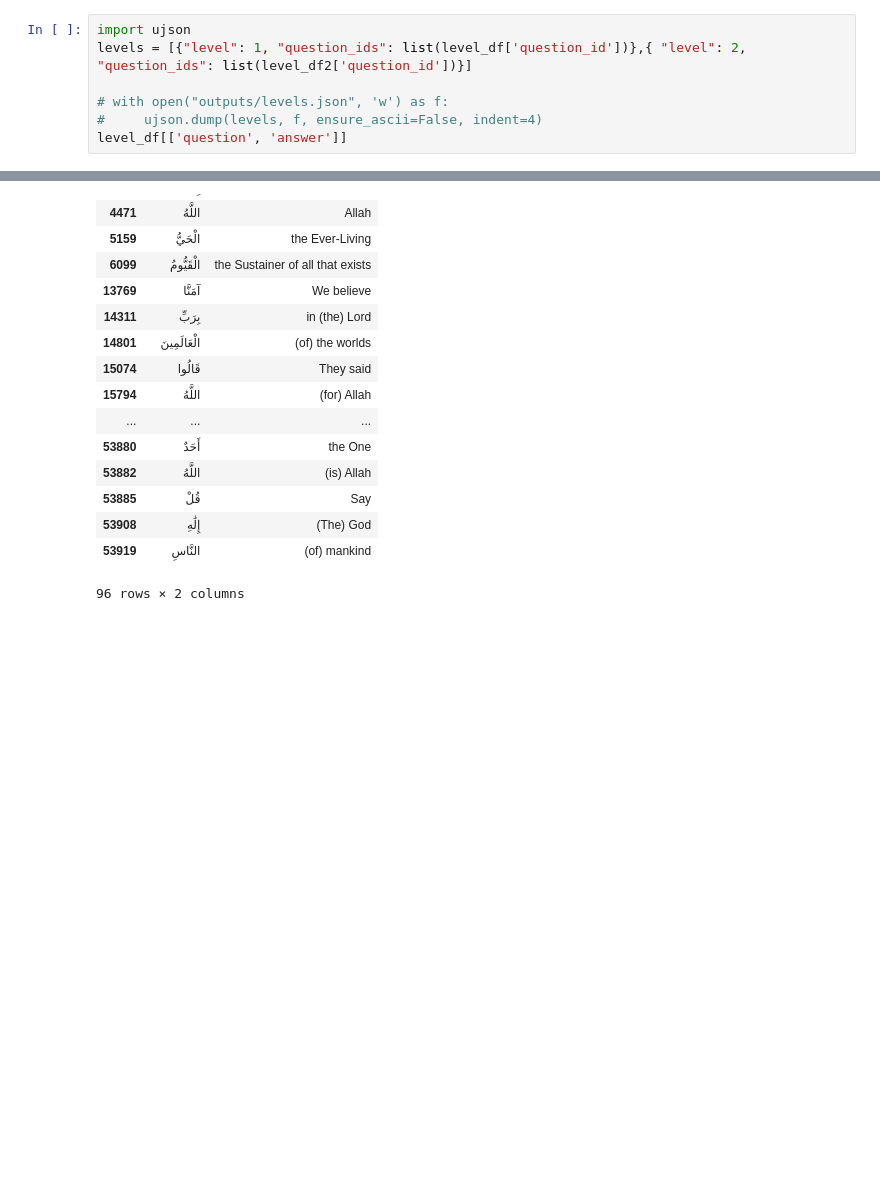
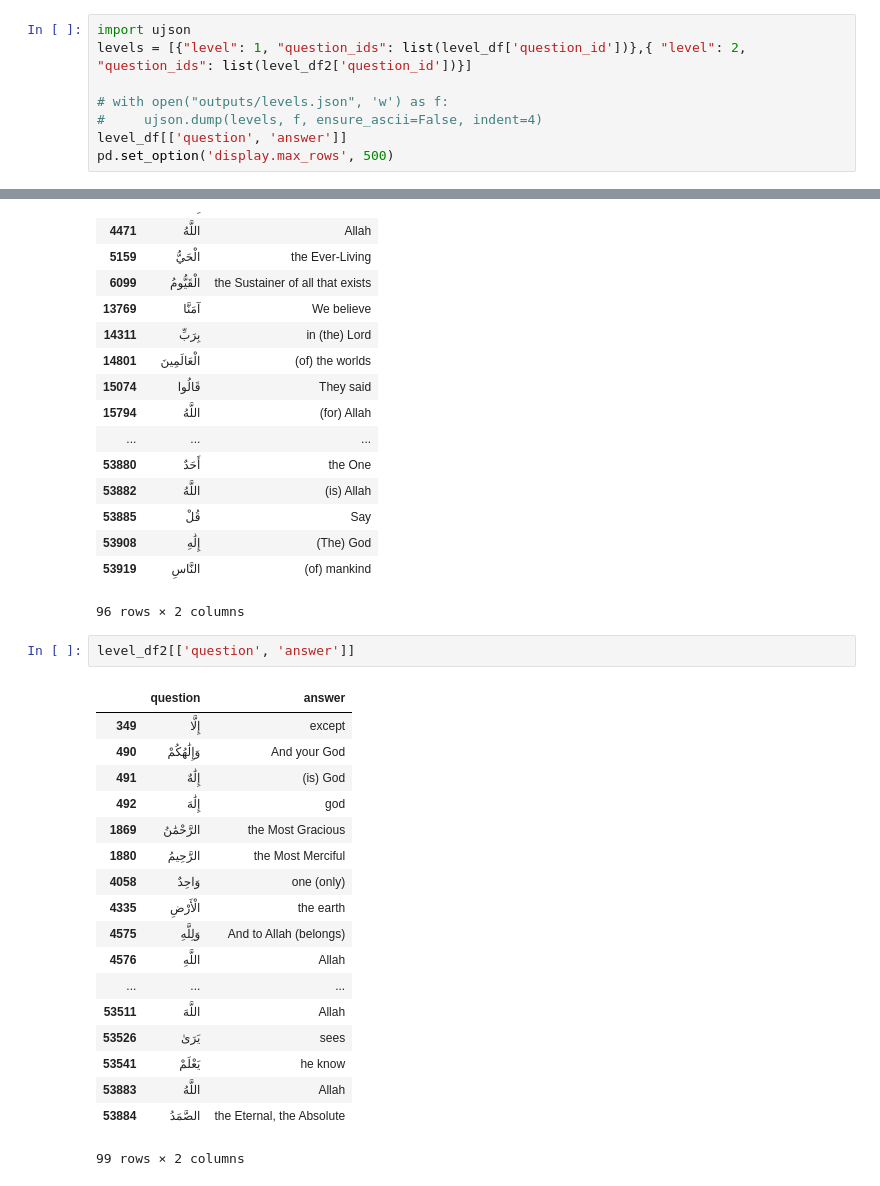
Before and after one commit to sayemmh/project-zayd-api, a Jupyter notebook: make_levels_from_ranked_ayahs.ipynb, the cells around one changed output, grey strips where cells are left out. Drawn from its saved outputs; the diff is of its cells as text; blank space fills up the shorter version.

```diff
--- a/make_levels_from_ranked_ayahs.ipynb
+++ b/make_levels_from_ranked_ayahs.ipynb
@@ -127,6 +127,7 @@ levels = [{"level": 1, "question_ids": list(level_df['question_id'])},{ "level":
 # with open("outputs/levels.json", 'w') as f:
 #     ujson.dump(levels, f, ensure_ascii=False, indent=4)
 level_df[['question', 'answer']]
+pd.set_option('display.max_rows', 500)
 # %% [output]
 |  | question | answer |
 | 4374 | إِلَّا | except |
@@ -146,3 +147,24 @@ level_df[['question', 'answer']]
 | 53908 | إِلَٰهِ | (The) God |
 | 53919 | النَّاسِ | (of) mankind |
 96 rows × 2 columns
+# %%
+level_df2[['question', 'answer']]
+# %% [output]
+|  | question | answer |
+| 349 | إِلَّا | except |
+| 490 | وَإِلَٰهُكُمْ | And your God |
+| 491 | إِلَٰهٌ | (is) God |
+| 492 | إِلَٰهَ | god |
+| 1869 | الرَّحْمَٰنُ | the Most Gracious |
+| 1880 | الرَّحِيمُ | the Most Merciful |
+| 4058 | وَاحِدٌ | one (only) |
+| 4335 | الْأَرْضِ | the earth |
+| 4575 | وَلِلَّهِ | And to Allah (belongs) |
+| 4576 | اللَّهِ | Allah |
+| ... | ... | ... |
+| 53511 | اللَّهَ | Allah |
+| 53526 | يَرَىٰ | sees |
+| 53541 | يَعْلَمْ | he know |
+| 53883 | اللَّهُ | Allah |
+| 53884 | الصَّمَدُ | the Eternal, the Absolute |
+99 rows × 2 columns
```
